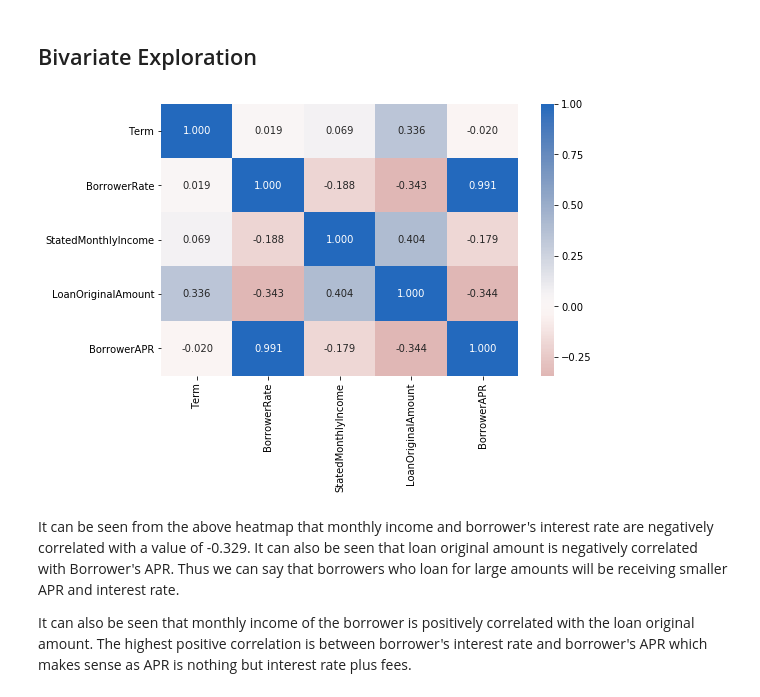
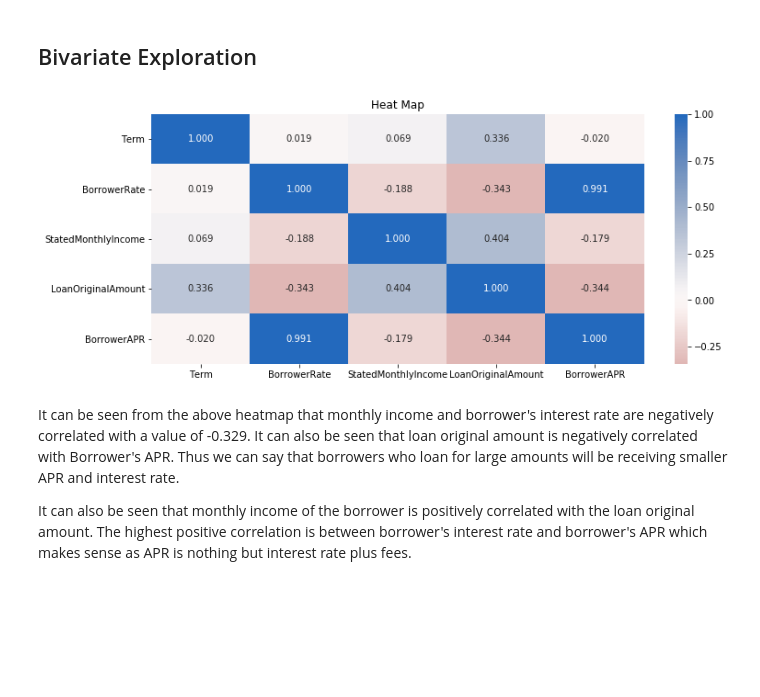
Before and after one commit to sherylWM/Data_Visualization_ProsperLoans, a Jupyter notebook: Data_Visualization_of_Prosper_Loans_Data.ipynb, the cells around one changed output. Drawn from its saved outputs; the diff is of its cells as text; code cells hidden in the pictures; blank space fills up the shorter version.

```diff
--- a/Data_Visualization_of_Prosper_Loans_Data.ipynb
+++ b/Data_Visualization_of_Prosper_Loans_Data.ipynb
@@ -351,12 +363,13 @@ prosperLoans = prosperLoans[~prosperLoans['AvailableBankcardCredit'].isna()]
 numeric_vars = ['Term', 'BorrowerRate', 'StatedMonthlyIncome', 'LoanOriginalAmount','BorrowerAPR']
 categoric_vars = ['EmploymentStatus', 'IncomeRange']
 # %%
-plt.figure(figsize = [8, 5])
+plt.figure(figsize = [12, 5])
 sn.heatmap(prosperLoans[numeric_vars].corr(), annot = True, fmt = '.3f',
            cmap = 'vlag_r', center = 0)
+plt.title('Heat Map')
 plt.show()
 # %% [output]
-[figure, old version]
+[figure, new version]
 # %% [markdown]
 It can be seen from the above heatmap that monthly income and borrower's interest rate are negatively correlated with a value of -0.329. It can also be seen that loan original amount is negatively correlated with Borrower's APR. Thus we can say that borrowers who loan for large amounts will be receiving smaller APR and interest rate.
 
```
Also changed, not shown: parts of 14 cells of this notebook.
